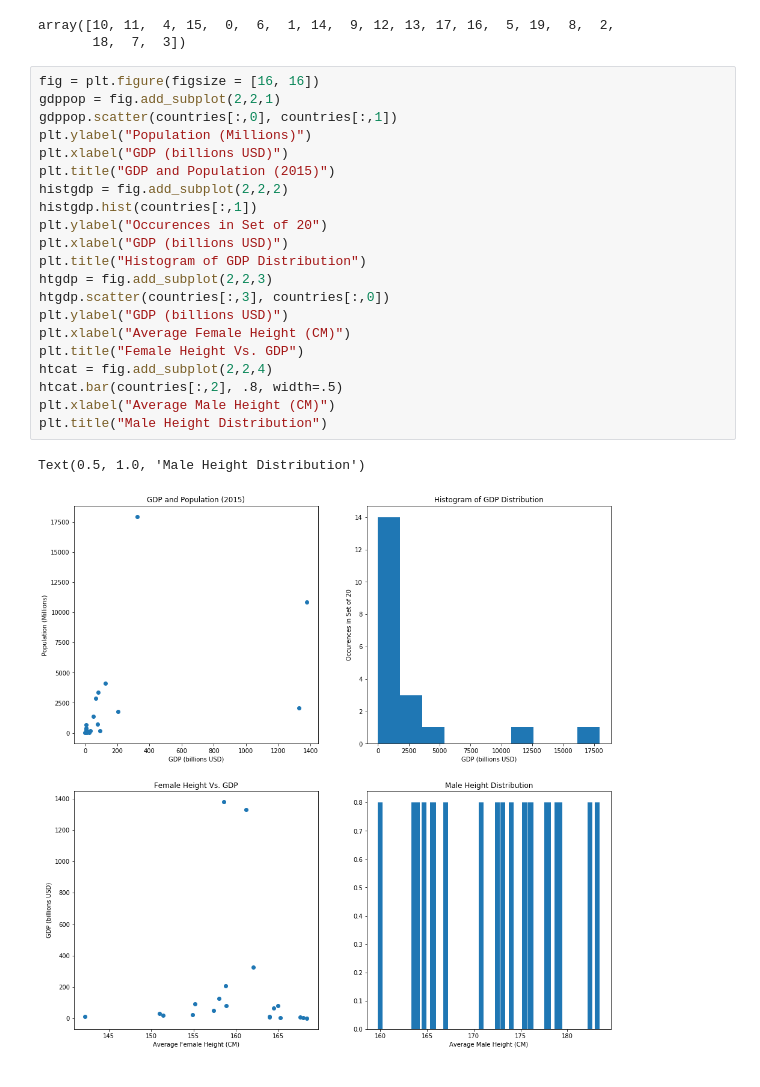
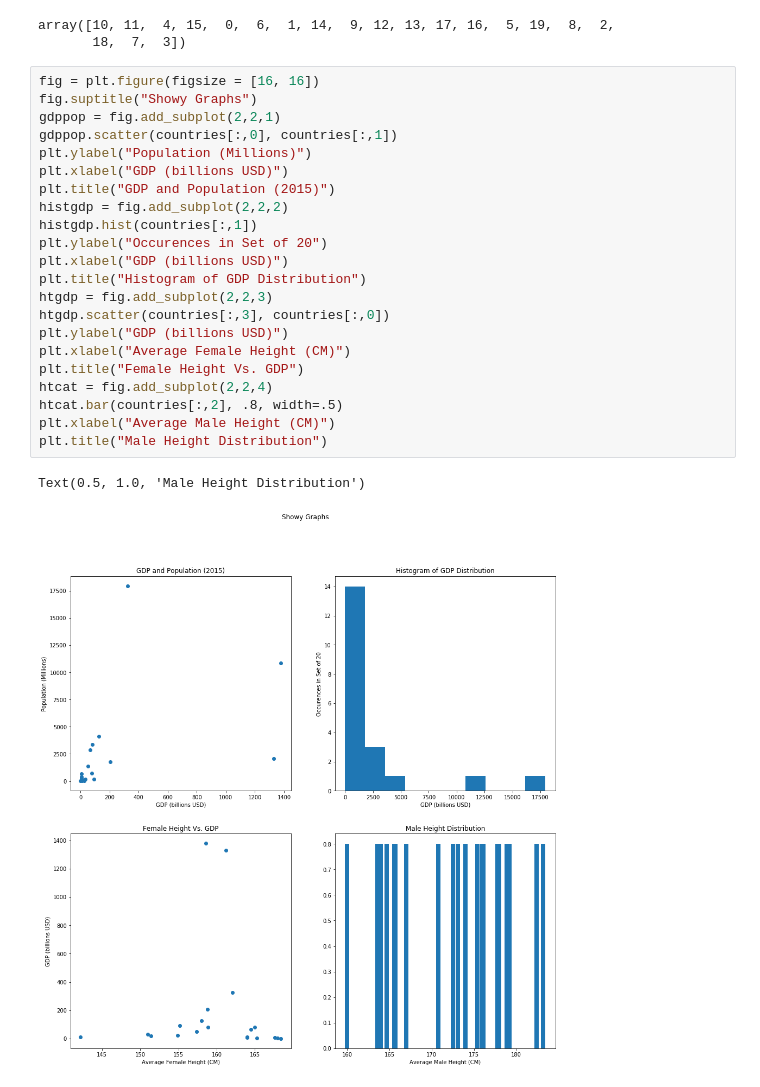
Before and after one commit to isaacsantelli/BootCamp2019, a Jupyter notebook: ProblemSets/wk1/DataVis.ipynb, the cells around one changed output. Saved outputs shown, nothing was run; the diff lists cells and outputs as text.

```diff
--- a/ProblemSets/wk1/DataVis.ipynb
+++ b/ProblemSets/wk1/DataVis.ipynb
@@ -173,25 +173,26 @@ array([10, 11,  4, 15,  0,  6,  1, 14,  9, 12, 13, 17, 16,  5, 19,  8,  2,
        18,  7,  3])
 # %%
 fig = plt.figure(figsize = [16, 16])
+fig.suptitle("Showy Graphs")
 gdppop = fig.add_subplot(2,2,1)
 gdppop.scatter(countries[:,0], countries[:,1])
 plt.ylabel("Population (Millions)")
 plt.xlabel("GDP (billions USD)")
 plt.title("GDP and Population (2015)")
 histgdp = fig.add_subplot(2,2,2)
 histgdp.hist(countries[:,1])
 plt.ylabel("Occurences in Set of 20")
 plt.xlabel("GDP (billions USD)")
 plt.title("Histogram of GDP Distribution")
 htgdp = fig.add_subplot(2,2,3)
 htgdp.scatter(countries[:,3], countries[:,0])
 plt.ylabel("GDP (billions USD)")
 plt.xlabel("Average Female Height (CM)")
 plt.title("Female Height Vs. GDP")
 htcat = fig.add_subplot(2,2,4)
 htcat.bar(countries[:,2], .8, width=.5)
 plt.xlabel("Average Male Height (CM)")
 plt.title("Male Height Distribution")
 # %% [output]
 Text(0.5, 1.0, 'Male Height Distribution')
-[figure, old version]
+[figure, new version]
```
Also changed, not shown: 1 other file.
